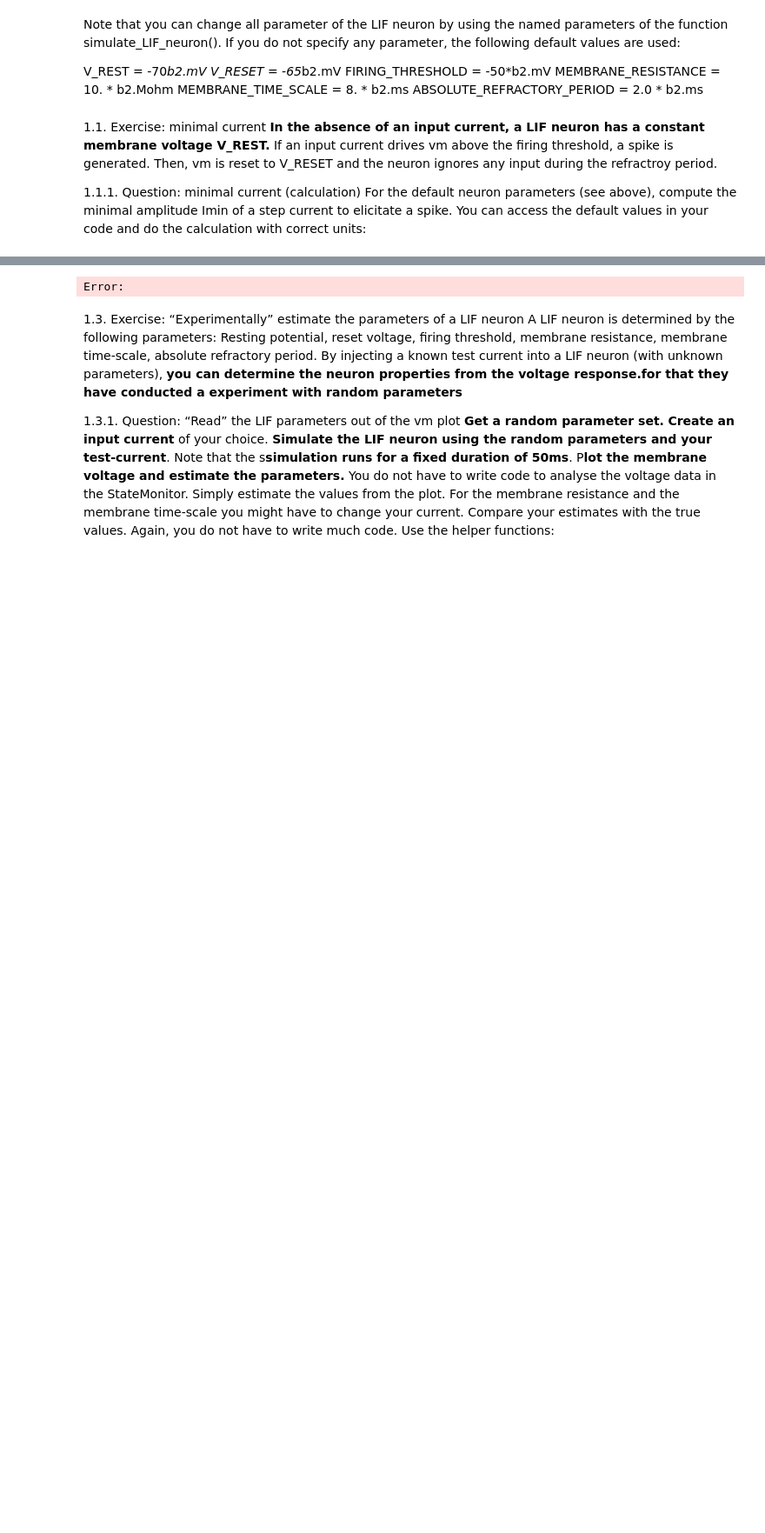
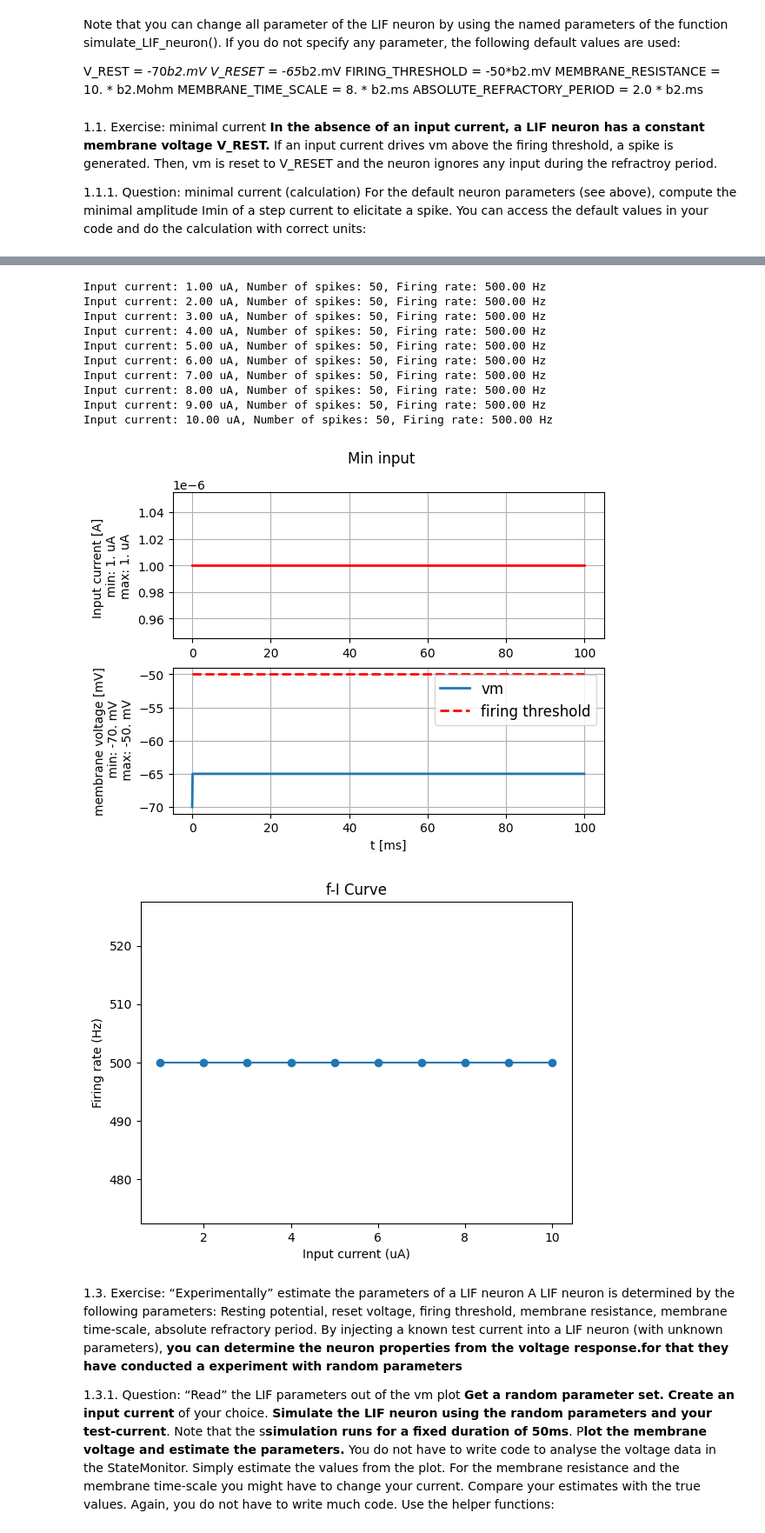
Before and after one commit to psalmanraju/CN-Models-by-PSRAJU, a Jupyter notebook: neurodynex3/leaky_integrate_and_fire/leaky-integrate-and-fire.ipynb, the cells around one changed output, grey strips where cells are left out. Shown: that part at 87% size. Saved outputs shown, nothing was run; the diff lists cells and outputs as text; code cells hidden in the pictures; blank space fills up the shorter version.

```diff
--- a/neurodynex3/leaky_integrate_and_fire/leaky-integrate-and-fire.ipynb
+++ b/neurodynex3/leaky_integrate_and_fire/leaky-integrate-and-fire.ipynb
@@ -86,8 +96,8 @@ import numpy as np
 import matplotlib.pyplot as plt
 
 # Create a list of input currents in microamperes
-I_min = 1.2 * b2.uamp
-I_max = 2.0 * b2.uamp
+I_min = 1 * b2.uamp
+I_max = 10 * b2.uamp
 n_steps = 10
 input_currents = np.linspace(I_min, I_max, n_steps)
 
@@ -95,36 +105,47 @@ input_currents = np.linspace(I_min, I_max, n_steps)
 simulation_time = 100 * b2.ms
 
 # Initialize lists to store the results
 firing_rates = []
 
 for I in input_currents:
     step_current = input_factory.get_step_current(
-        t_start=int(5 * b2.ms), t_end=int(simulation_time/b2.ms), unit_time=b2.ms,
+        t_start=int(2 * b2.ms), t_end=int(simulation_time/b2.ms), unit_time=b2.ms,
         amplitude=I)
 
     # Run the LIF model
     (state_monitor, spike_monitor) = LIF.simulate_LIF_neuron(input_current=step_current, simulation_time=simulation_time)
 
     # Calculate firing rate
     firing_rate = spike_monitor.count[0] / (simulation_time/b2.second)
     firing_rates.append(firing_rate)
 
     # Print the number of spikes for each input current
-    print(f"Input current: {I:.2f}, Number of spikes: {spike_monitor.count[0]}, Firing rate: {firing_rate:.2f} Hz")
+    print(f"Input current: {I/b2.uA:.2f} uA, Number of spikes: {spike_monitor.count[0]}, Firing rate: {firing_rate:.2f} Hz")
 
     # Plot voltage and current traces for the first current (optional)
     if I == I_min:
         plot_tools.plot_voltage_and_current_traces(state_monitor, step_current, title="Min input", firing_threshold=LIF.FIRING_THRESHOLD)
 
 # Plot f-I curve
 plt.figure()
 plt.plot(input_currents / b2.uamp, firing_rates, marker='o')
 plt.xlabel('Input current (uA)')
 plt.ylabel('Firing rate (Hz)')
 plt.title('f-I Curve')
 plt.show()
 # %% [output]
-Error:
+Input current: 1.00 uA, Number of spikes: 50, Firing rate: 500.00 Hz
+Input current: 2.00 uA, Number of spikes: 50, Firing rate: 500.00 Hz
+Input current: 3.00 uA, Number of spikes: 50, Firing rate: 500.00 Hz
+Input current: 4.00 uA, Number of spikes: 50, Firing rate: 500.00 Hz
+Input current: 5.00 uA, Number of spikes: 50, Firing rate: 500.00 Hz
+Input current: 6.00 uA, Number of spikes: 50, Firing rate: 500.00 Hz
+Input current: 7.00 uA, Number of spikes: 50, Firing rate: 500.00 Hz
+Input current: 8.00 uA, Number of spikes: 50, Firing rate: 500.00 Hz
+Input current: 9.00 uA, Number of spikes: 50, Firing rate: 500.00 Hz
+Input current: 10.00 uA, Number of spikes: 50, Firing rate: 500.00 Hz
+[figure, added]
+[figure, added]
 # %% [markdown]
 1.3. Exercise: “Experimentally” estimate the parameters of a LIF neuron
 A LIF neuron is determined by the following parameters: Resting potential, reset voltage, firing threshold, membrane resistance, membrane time-scale, absolute refractory period. By injecting a known test current into a LIF neuron (with unknown parameters), **you can determine the neuron properties from the voltage response.for that they have conducted a experiment with random parameters**
```
Also changed, not shown: parts of 6 cells of this notebook.
